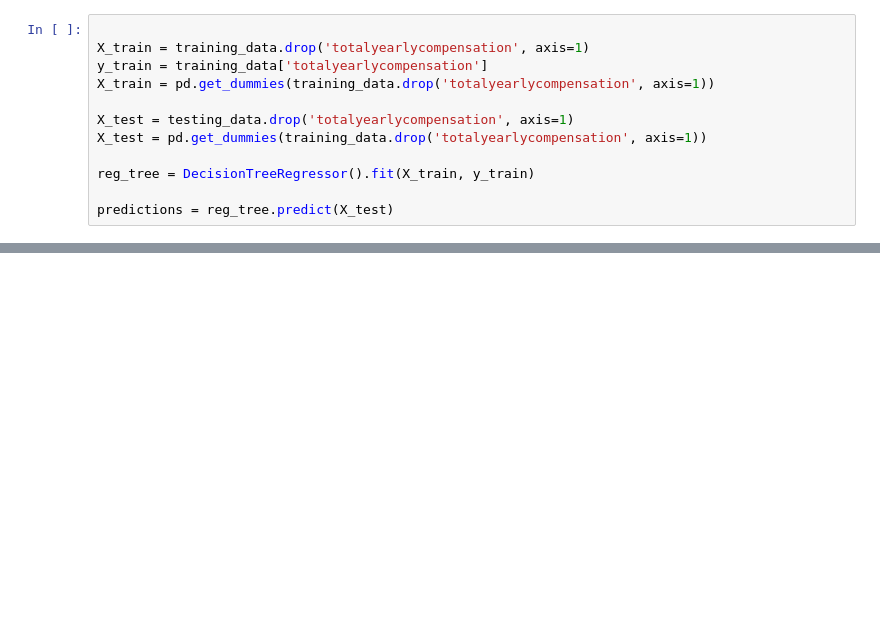
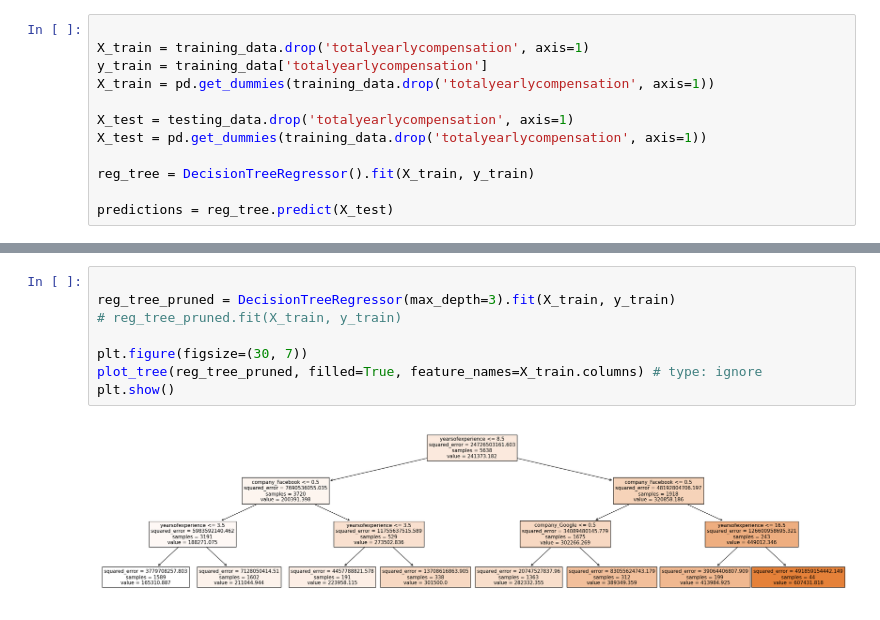
Before and after one commit to almsam/ML-playground, a Jupyter notebook: part 6 CART.ipynb, the cells around one changed output, grey strips where cells are left out. Saved outputs shown, nothing was run; the diff lists cells and outputs as text; blank space fills up the shorter version.

Commit message:
plot

```diff
--- a/part 6 CART.ipynb
+++ b/part 6 CART.ipynb
@@ -81,0 +85,10 @@ predictions = reg_tree.predict(X_test)
+# %%
+
+reg_tree_pruned = DecisionTreeRegressor(max_depth=3).fit(X_train, y_train)
+# reg_tree_pruned.fit(X_train, y_train)
+
+plt.figure(figsize=(30, 7))
+plot_tree(reg_tree_pruned, filled=True, feature_names=X_train.columns) # type: ignore
+plt.show()
+# %% [output]
+[figure, added]
```
Also changed, not shown: parts of 2 cells of this notebook.
